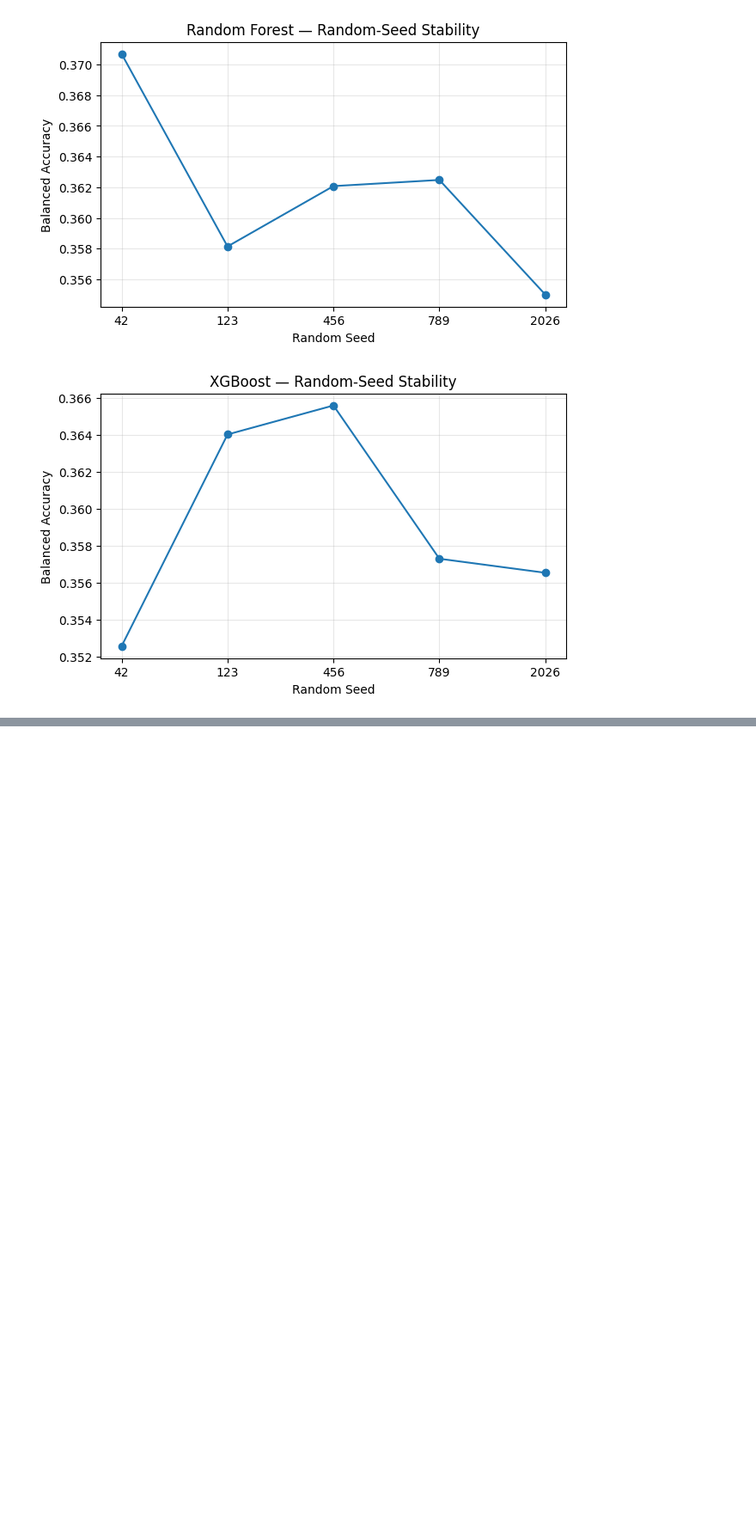
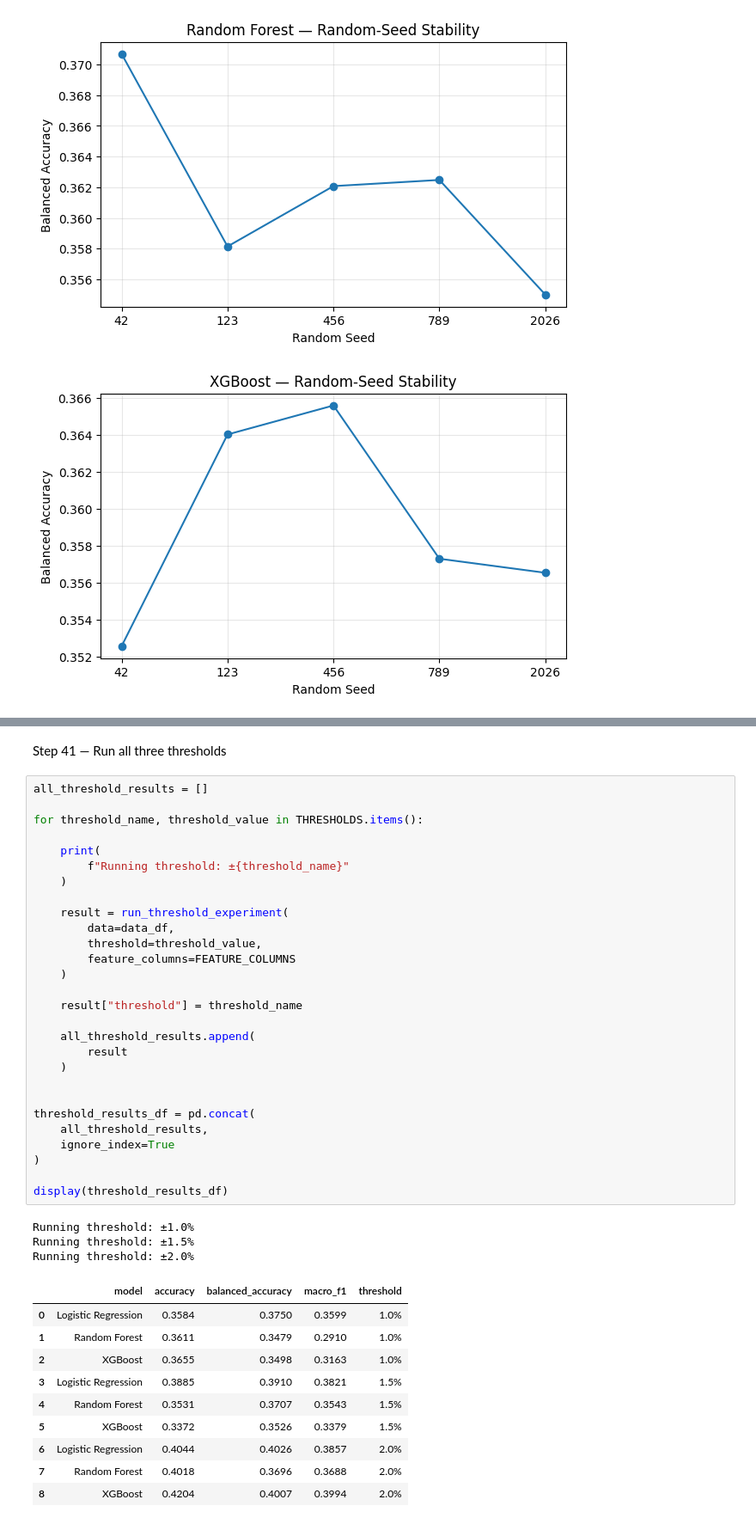
Before and after one commit to PhyoThor/Advance_Machine_Learning, a Jupyter notebook: 15_Robustness_and_validation.ipynb, the cells around one changed output, grey strips where cells are left out. Shown at 86% size. Drawn from its saved outputs; the diff is of its cells as text; blank space fills up the shorter version.

```diff
--- a/15_Robustness_and_validation.ipynb
+++ b/15_Robustness_and_validation.ipynb
@@ -1329,0 +1638,44 @@ for model_name in seed_results_df["model"].unique():
+# %% [markdown]
+Step 41 — Run all three thresholds
+# %%
+all_threshold_results = []
+
+for threshold_name, threshold_value in THRESHOLDS.items():
+
+    print(
+        f"Running threshold: ±{threshold_name}"
+    )
+
+    result = run_threshold_experiment(
+        data=data_df,
+        threshold=threshold_value,
+        feature_columns=FEATURE_COLUMNS
+    )
+
+    result["threshold"] = threshold_name
+
+    all_threshold_results.append(
+        result
+    )
+
+
+threshold_results_df = pd.concat(
+    all_threshold_results,
+    ignore_index=True
+)
+
+display(threshold_results_df)
+# %% [output]
+Running threshold: ±1.0%
+Running threshold: ±1.5%
+Running threshold: ±2.0%
+|  | model | accuracy | balanced_accuracy | macro_f1 | threshold |
+| 0 | Logistic Regression | 0.3584 | 0.3750 | 0.3599 | 1.0% |
+| 1 | Random Forest | 0.3611 | 0.3479 | 0.2910 | 1.0% |
+| 2 | XGBoost | 0.3655 | 0.3498 | 0.3163 | 1.0% |
+| 3 | Logistic Regression | 0.3885 | 0.3910 | 0.3821 | 1.5% |
+| 4 | Random Forest | 0.3531 | 0.3707 | 0.3543 | 1.5% |
+| 5 | XGBoost | 0.3372 | 0.3526 | 0.3379 | 1.5% |
+| 6 | Logistic Regression | 0.4044 | 0.4026 | 0.3857 | 2.0% |
+| 7 | Random Forest | 0.4018 | 0.3696 | 0.3688 | 2.0% |
+| 8 | XGBoost | 0.4204 | 0.4007 | 0.3994 | 2.0% |
```
Also changed, not shown: parts of 41 cells of this notebook.
